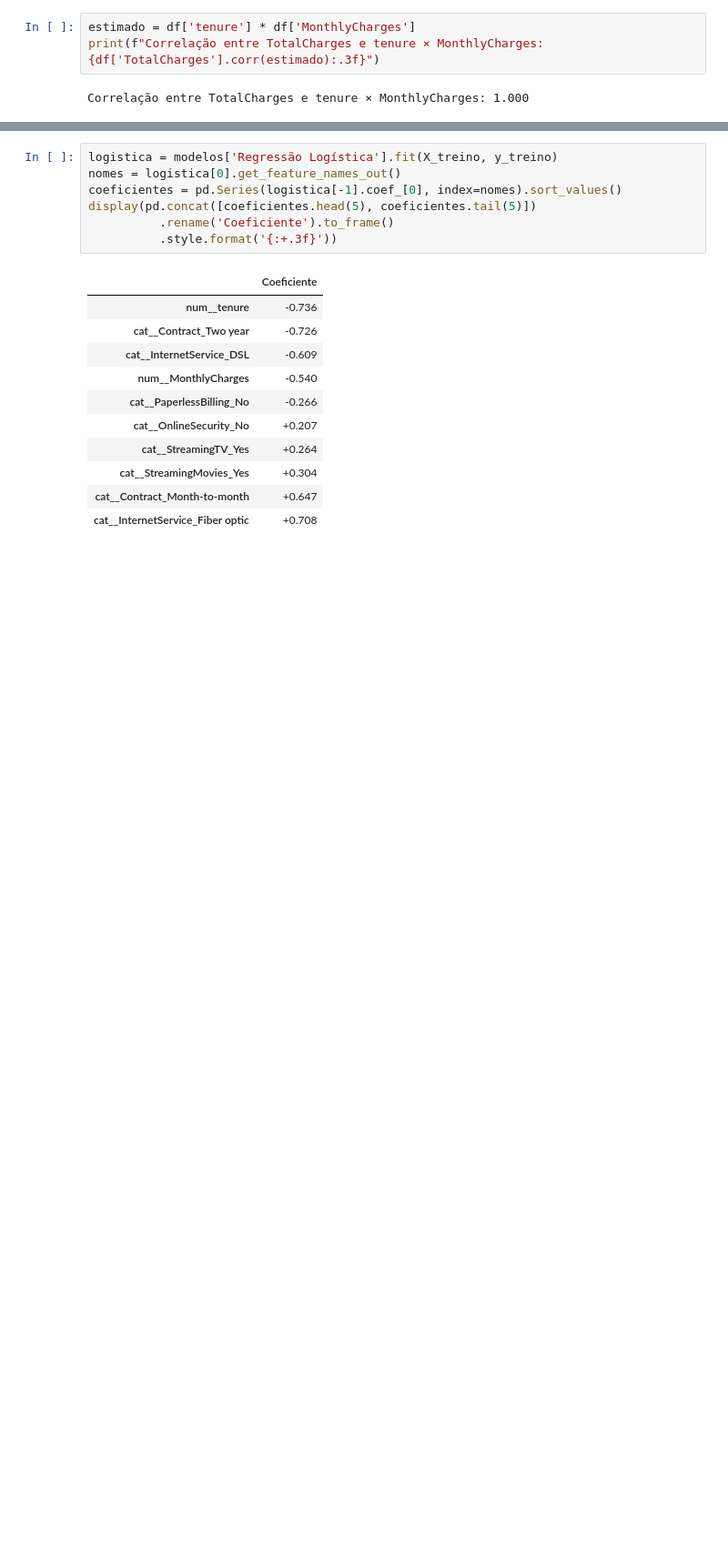
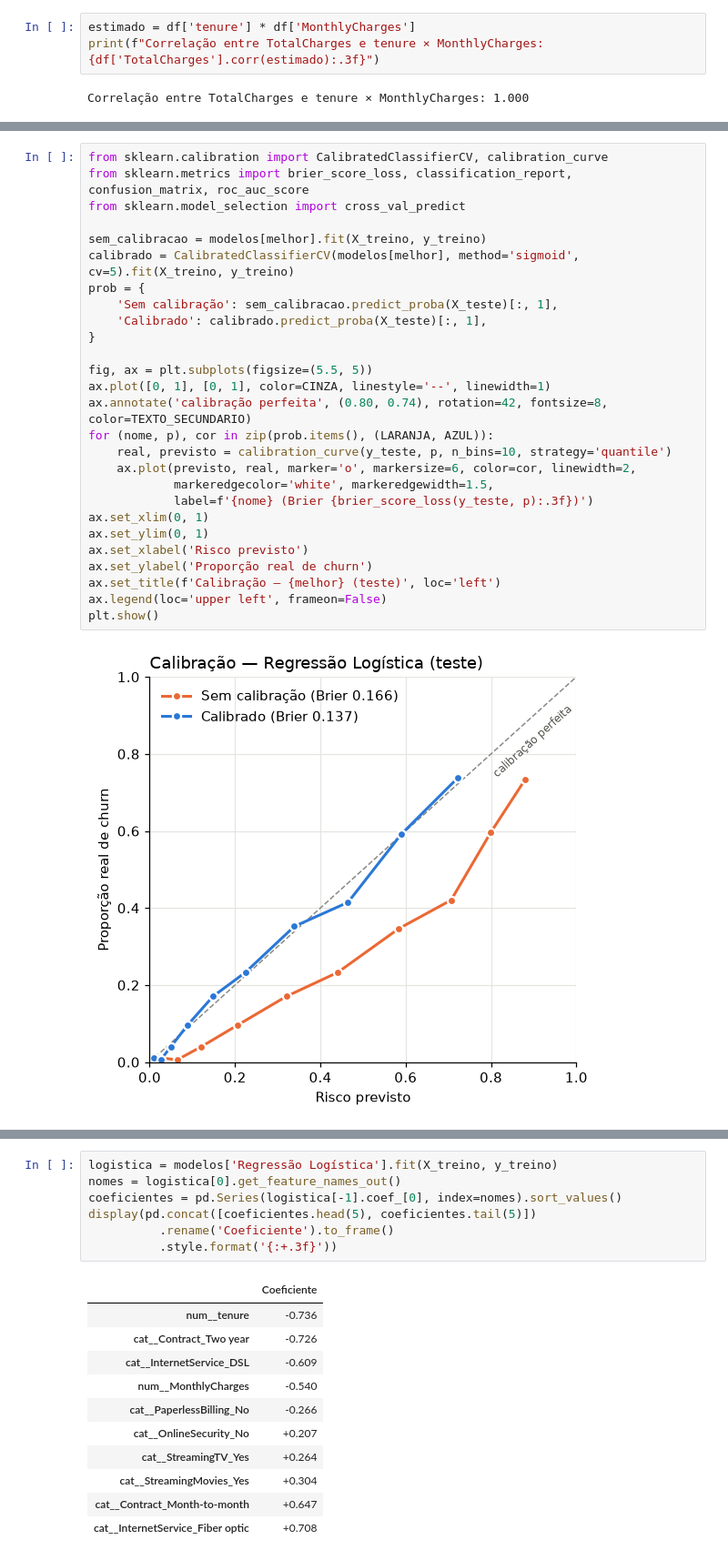
Before and after one commit to LorenzoNMachado/Customer-Churn, a Jupyter notebook: notebooks/analise_churn.ipynb, the cells around one changed output, grey strips where cells are left out. Shown at 91% size. Cells and saved outputs as stored; diff of their text form; blank space fills up the shorter version.

```diff
--- a/notebooks/analise_churn.ipynb
+++ b/notebooks/analise_churn.ipynb
@@ -371 +479,30 @@ Melhor modelo na validação cruzada: Regressão Logística
+# %%
+from sklearn.calibration import CalibratedClassifierCV, calibration_curve
+from sklearn.metrics import brier_score_loss, classification_report, confusion_matrix, roc_auc_score
+from sklearn.model_selection import cross_val_predict
+
+sem_calibracao = modelos[melhor].fit(X_treino, y_treino)
+calibrado = CalibratedClassifierCV(modelos[melhor], method='sigmoid', cv=5).fit(X_treino, y_treino)
+prob = {
+    'Sem calibração': sem_calibracao.predict_proba(X_teste)[:, 1],
+    'Calibrado': calibrado.predict_proba(X_teste)[:, 1],
+}
+
+fig, ax = plt.subplots(figsize=(5.5, 5))
+ax.plot([0, 1], [0, 1], color=CINZA, linestyle='--', linewidth=1)
+ax.annotate('calibração perfeita', (0.80, 0.74), rotation=42, fontsize=8, color=TEXTO_SECUNDARIO)
+for (nome, p), cor in zip(prob.items(), (LARANJA, AZUL)):
+    real, previsto = calibration_curve(y_teste, p, n_bins=10, strategy='quantile')
+    ax.plot(previsto, real, marker='o', markersize=6, color=cor, linewidth=2,
+            markeredgecolor='white', markeredgewidth=1.5,
+            label=f'{nome} (Brier {brier_score_loss(y_teste, p):.3f})')
+ax.set_xlim(0, 1)
+ax.set_ylim(0, 1)
+ax.set_xlabel('Risco previsto')
+ax.set_ylabel('Proporção real de churn')
+ax.set_title(f'Calibração — {melhor} (teste)', loc='left')
+ax.legend(loc='upper left', frameon=False)
+plt.show()
+# %% [output]
+[figure, added]
 # %% [markdown]
```
Also changed, not shown: parts of 20 cells of this notebook, 11 other files.
